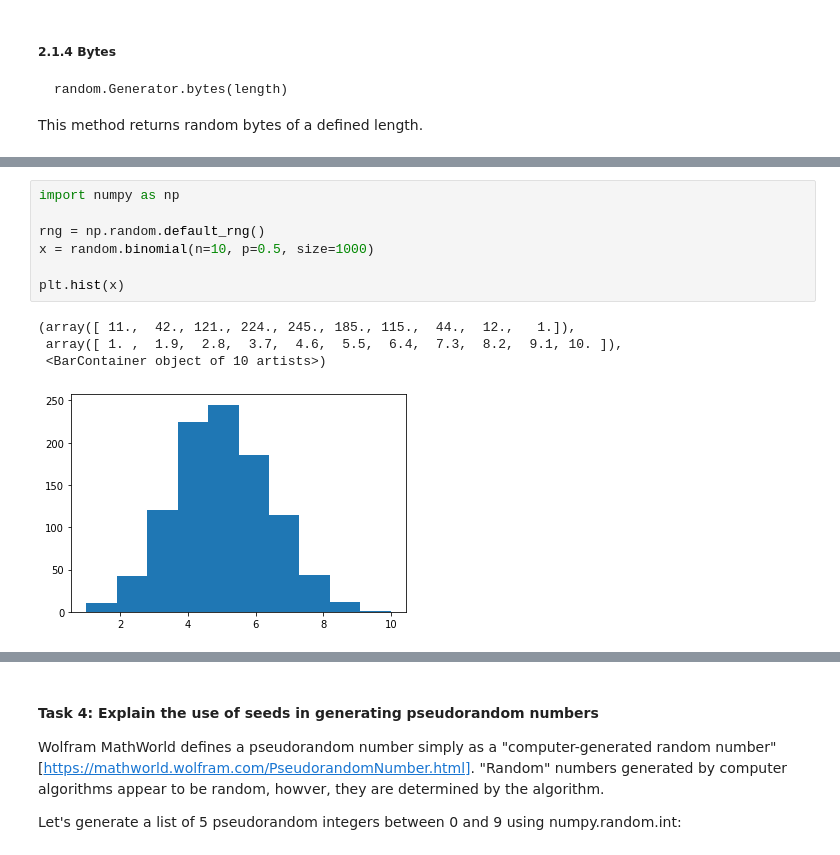
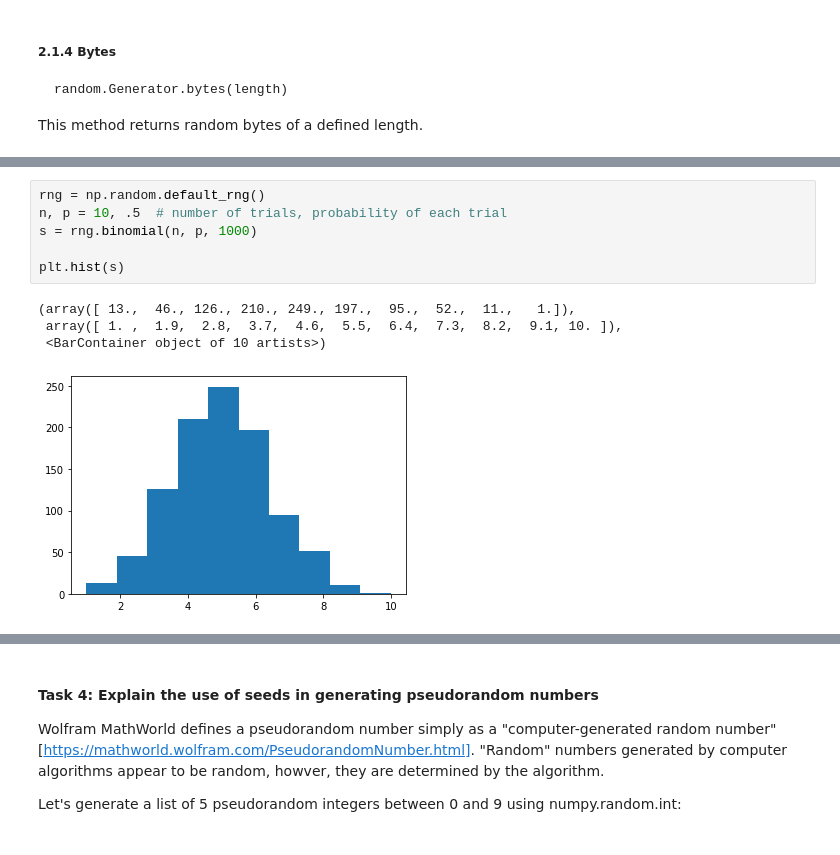
Before and after one commit to jbrad88/PDA-Assignment, a Jupyter notebook: numpy-random.ipynb, the cells around one changed output, grey strips where cells are left out. Cells and saved outputs as stored; diff of their text form.

```diff
--- a/numpy-random.ipynb
+++ b/numpy-random.ipynb
@@ -199,15 +228,14 @@ It has three parameters:
 The below code takes 10 trials for a coin toss, generates 1000 data points and visualizes the binomial distribution [https://www.w3schools.com/python/numpy/numpy_random_binomial.asp].
-# %%
-import numpy as np
-
-rng = np.random.default_rng()
-x = random.binomial(n=10, p=0.5, size=1000)
-
-plt.hist(x)
-# %% [output]
-(array([ 11.,  42., 121., 224., 245., 185., 115.,  44.,  12.,   1.]),
- array([ 1. ,  1.9,  2.8,  3.7,  4.6,  5.5,  6.4,  7.3,  8.2,  9.1, 10. ]),
- <BarContainer object of 10 artists>)
-[figure, removed]
+# %%
+rng = np.random.default_rng()
+n, p = 10, .5  # number of trials, probability of each trial
+s = rng.binomial(n, p, 1000)
+
+plt.hist(s)
+# %% [output]
+(array([ 13.,  46., 126., 210., 249., 197.,  95.,  52.,  11.,   1.]),
+ array([ 1. ,  1.9,  2.8,  3.7,  4.6,  5.5,  6.4,  7.3,  8.2,  9.1, 10. ]),
+ <BarContainer object of 10 artists>)
+[figure, added]
 # %% [markdown]
 ##### 3.4 Weibull distribution
```
Also changed, not shown: parts of 31 cells of this notebook, 4 other files.
